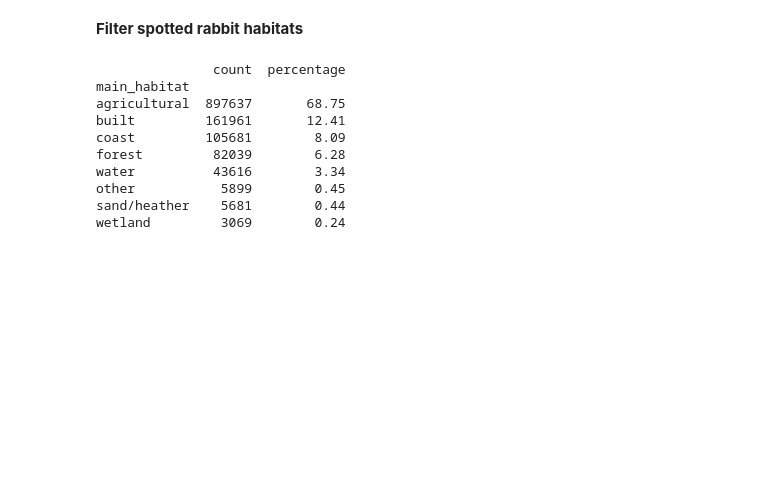
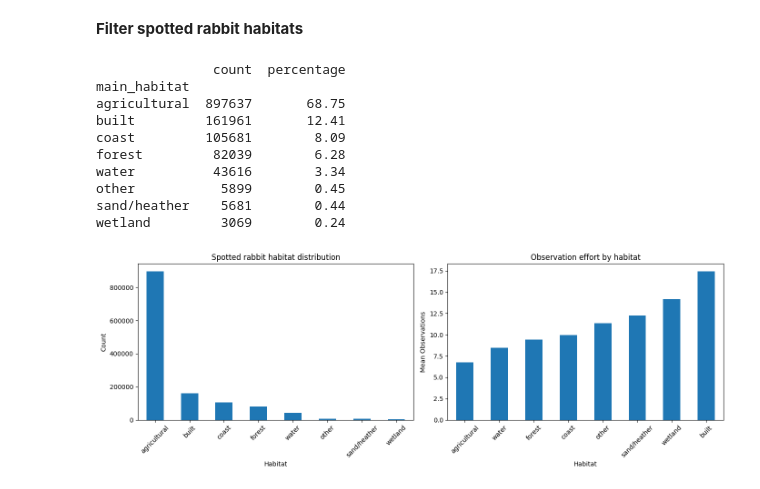
Before and after one commit to Sannebeast/Rabbitions, a Jupyter notebook: notebooks/project.ipynb, the cells around one changed output. Drawn from its saved outputs; the diff is of its cells as text; code cells hidden in the pictures; blank space fills up the shorter version.

```diff
--- a/notebooks/project.ipynb
+++ b/notebooks/project.ipynb
@@ -486,6 +500,38 @@ water          43616        3.34
 other           5899        0.45
 sand/heather    5681        0.44
 wetland         3069        0.24
+# %%
+fig, axes = plt.subplots(1, 2, figsize=(14, 5))
+
+# =========================================
+# 1. Spotted rabbit habitat distribution
+# =========================================
+df[df["is_spotted"] == 1]["main_habitat"] \
+    .value_counts() \
+    .plot(kind="bar", ax=axes[0])
+
+axes[0].set_title("Spotted rabbit habitat distribution")
+axes[0].set_xlabel("Habitat")
+axes[0].set_ylabel("Count")
+axes[0].tick_params(axis='x', rotation=45)
+
+# =========================================
+# 2. Observation effort by habitat
+# =========================================
+df.groupby("main_habitat")["total_observations"] \
+    .mean() \
+    .sort_values() \
+    .plot(kind="bar", ax=axes[1])
+
+axes[1].set_title("Observation effort by habitat")
+axes[1].set_xlabel("Habitat")
+axes[1].set_ylabel("Mean Observations")
+axes[1].tick_params(axis='x', rotation=45)
+
+plt.tight_layout()
+plt.show()
+# %% [output]
+[figure, added]
 # %% [markdown]
 **Findings**
 
```
Also changed, not shown: parts of 8 cells of this notebook.
